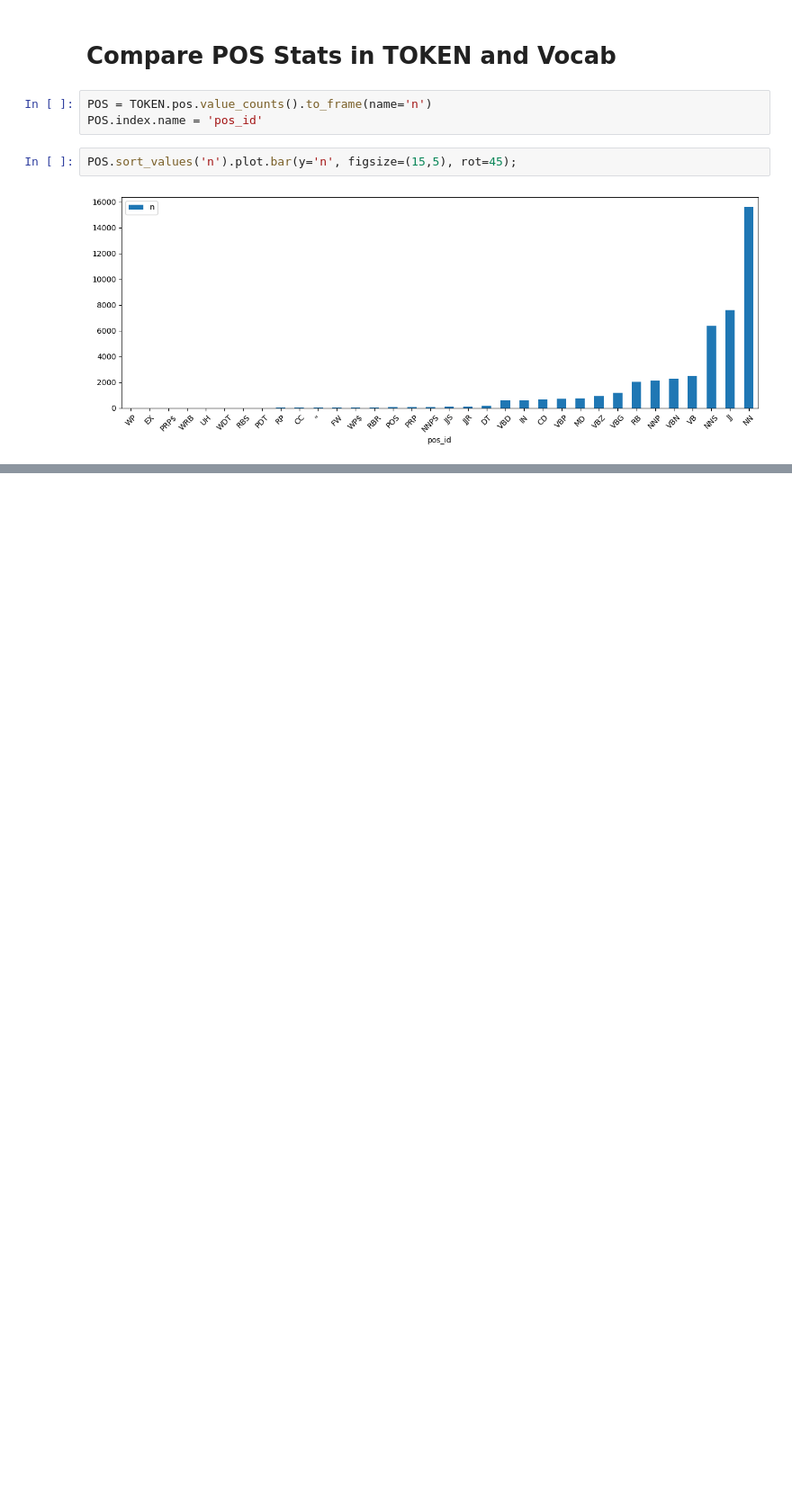
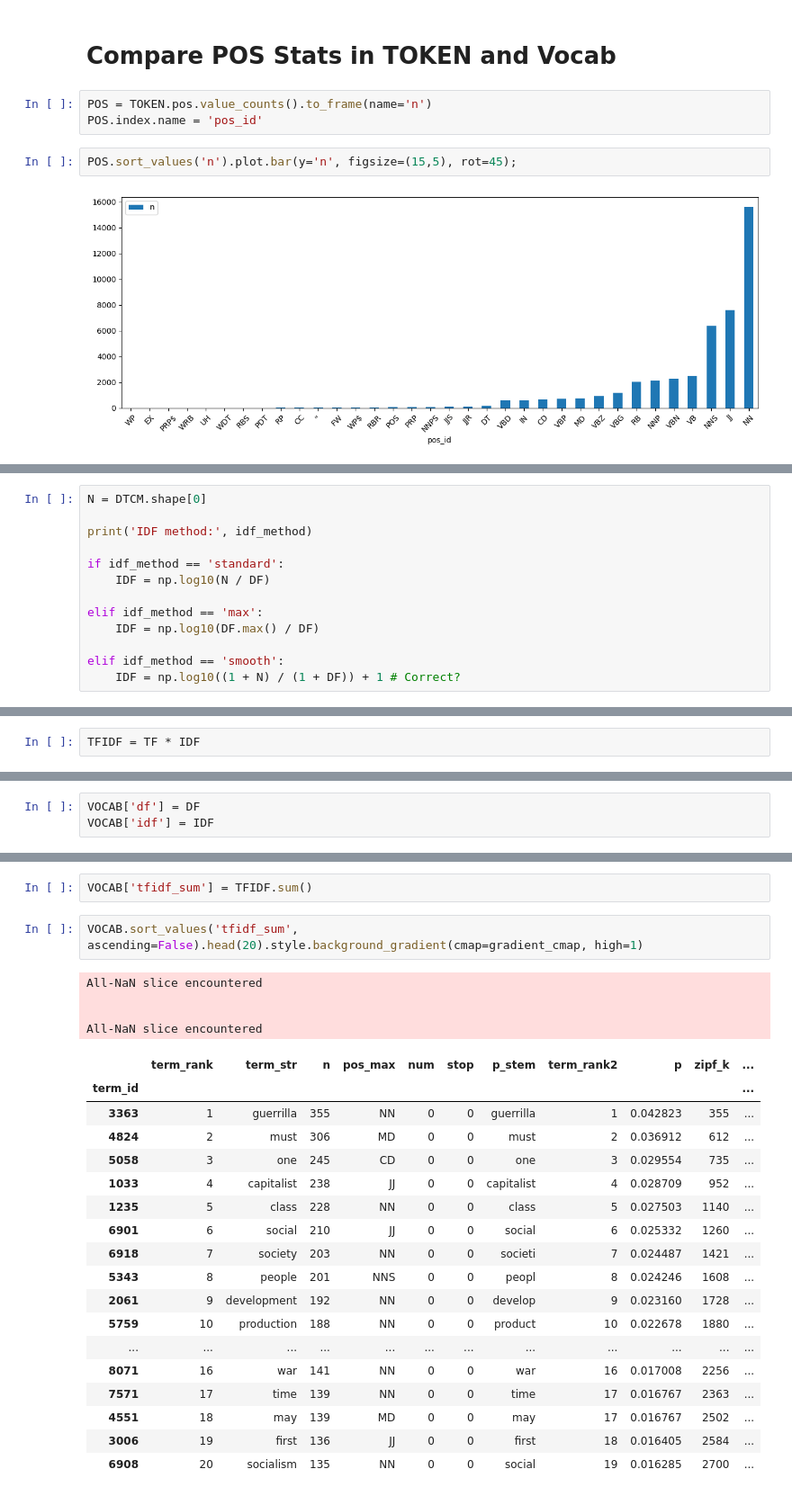
Before and after one commit to smasefi/NLP_Final_Project, a Jupyter notebook: main.ipynb, the cells around one changed output, grey strips where cells are left out. Shown at 90% size. Drawn from its saved outputs; the diff is of its cells as text; blank space fills up the shorter version.

```diff
--- a/main.ipynb
+++ b/main.ipynb
@@ -133,0 +400,13 @@ POS.sort_values('n').plot.bar(y='n', figsize=(15,5), rot=45);
+# %%
+N = DTCM.shape[0]
+
+print('IDF method:', idf_method)
+
+if idf_method == 'standard':
+    IDF = np.log10(N / DF)
+
+elif idf_method == 'max':
+    IDF = np.log10(DF.max() / DF)
+
+elif idf_method == 'smooth':
+    IDF = np.log10((1 + N) / (1 + DF)) + 1 # Correct?
@@ -133,0 +417,2 @@ POS.sort_values('n').plot.bar(y='n', figsize=(15,5), rot=45);
+# %%
+TFIDF = TF * IDF
@@ -133,0 +430,3 @@ POS.sort_values('n').plot.bar(y='n', figsize=(15,5), rot=45);
+# %%
+VOCAB['df'] = DF
+VOCAB['idf'] = IDF
@@ -133,0 +456,27 @@ POS.sort_values('n').plot.bar(y='n', figsize=(15,5), rot=45);
+# %%
+VOCAB['tfidf_sum'] = TFIDF.sum()
+# %%
+VOCAB.sort_values('tfidf_sum', ascending=False).head(20).style.background_gradient(cmap=gradient_cmap, high=1)
+# %% [output]
+All-NaN slice encountered
+
+
+All-NaN slice encountered
+|  | term_rank | term_str | n | pos_max | num | stop | p_stem | term_rank2 | p | zipf_k | ... |
+| term_id |  |  |  |  |  |  |  |  |  |  | ... |
+| 3363 | 1 | guerrilla | 355 | NN | 0 | 0 | guerrilla | 1 | 0.042823 | 355 | ... |
+| 4824 | 2 | must | 306 | MD | 0 | 0 | must | 2 | 0.036912 | 612 | ... |
+| 5058 | 3 | one | 245 | CD | 0 | 0 | one | 3 | 0.029554 | 735 | ... |
+| 1033 | 4 | capitalist | 238 | JJ | 0 | 0 | capitalist | 4 | 0.028709 | 952 | ... |
+| 1235 | 5 | class | 228 | NN | 0 | 0 | class | 5 | 0.027503 | 1140 | ... |
+| 6901 | 6 | social | 210 | JJ | 0 | 0 | social | 6 | 0.025332 | 1260 | ... |
+| 6918 | 7 | society | 203 | NN | 0 | 0 | societi | 7 | 0.024487 | 1421 | ... |
+| 5343 | 8 | people | 201 | NNS | 0 | 0 | peopl | 8 | 0.024246 | 1608 | ... |
+| 2061 | 9 | development | 192 | NN | 0 | 0 | develop | 9 | 0.023160 | 1728 | ... |
+| 5759 | 10 | production | 188 | NN | 0 | 0 | product | 10 | 0.022678 | 1880 | ... |
+| ... | ... | ... | ... | ... | ... | ... | ... | ... | ... | ... | ... |
+| 8071 | 16 | war | 141 | NN | 0 | 0 | war | 16 | 0.017008 | 2256 | ... |
+| 7571 | 17 | time | 139 | NN | 0 | 0 | time | 17 | 0.016767 | 2363 | ... |
+| 4551 | 18 | may | 139 | MD | 0 | 0 | may | 17 | 0.016767 | 2502 | ... |
+| 3006 | 19 | first | 136 | JJ | 0 | 0 | first | 18 | 0.016405 | 2584 | ... |
+| 6908 | 20 | socialism | 135 | NN | 0 | 0 | social | 19 | 0.016285 | 2700 | ... |
```
Also changed, not shown: parts of 54 cells of this notebook, 1 other file.
